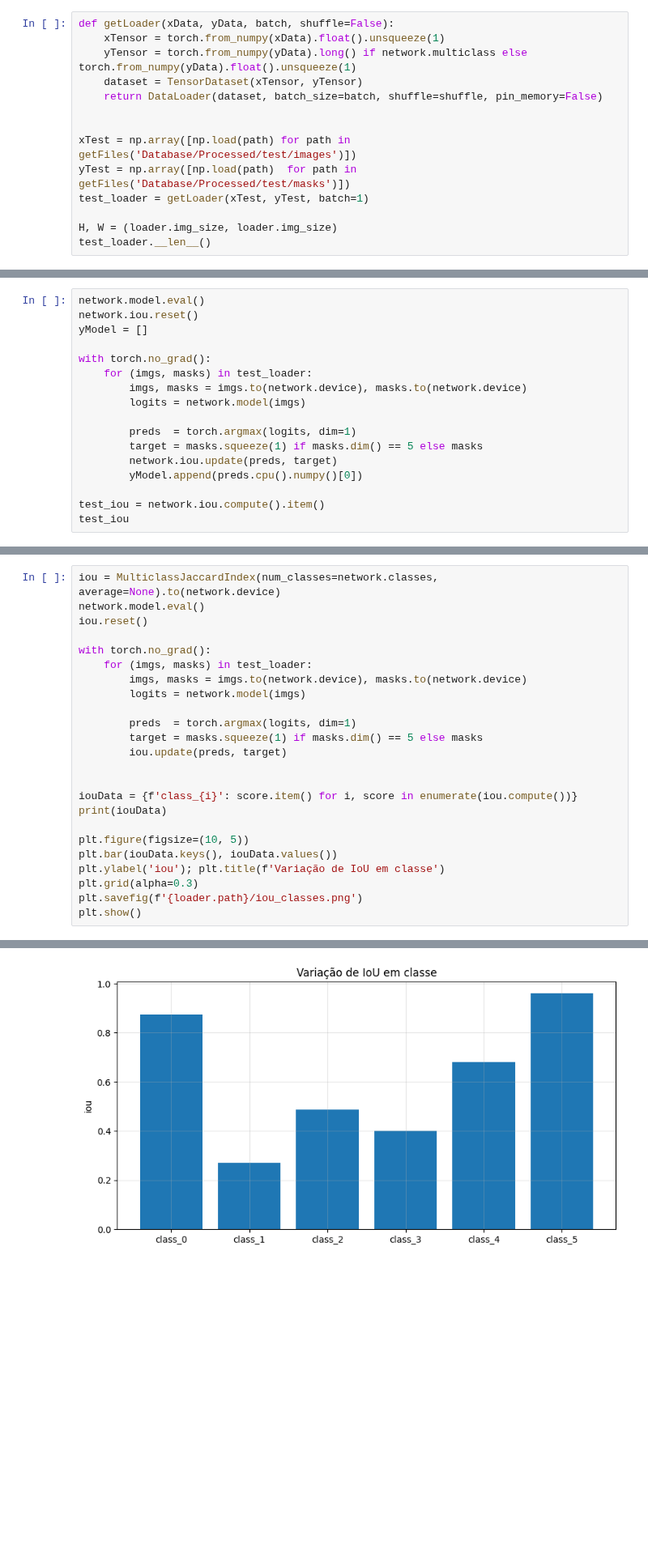
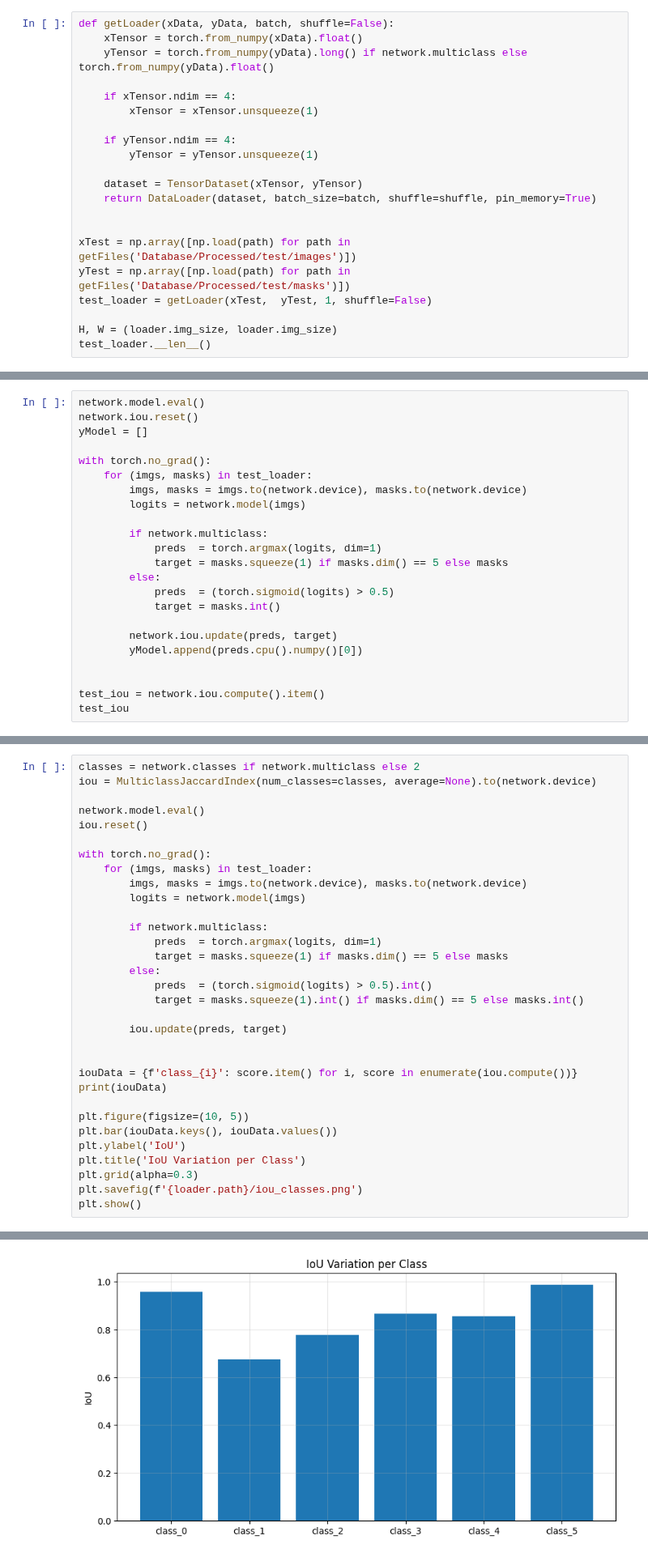
Before and after one commit to KlaussMarchi/SeismicMulticlass, a Jupyter notebook: Task/logs/3 - PostProcessing_out.ipynb, the cells around one changed output, grey strips where cells are left out. Shown at 81% size. Saved outputs shown, nothing was run; the diff lists cells and outputs as text; blank space fills up the shorter version.

Commit message:
bug do test iou

```diff
--- a/Task/logs/3 - PostProcessing_out.ipynb
+++ b/Task/logs/3 - PostProcessing_out.ipynb
@@ -236,15 +246,22 @@ from torchmetrics.classification import MulticlassJaccardIndex
 from torchmetrics.classification import BinaryJaccardIndex
 # %%
 def getLoader(xData, yData, batch, shuffle=False):
-    xTensor = torch.from_numpy(xData).float().unsqueeze(1)
-    yTensor = torch.from_numpy(yData).long() if network.multiclass else torch.from_numpy(yData).float().unsqueeze(1)
+    xTensor = torch.from_numpy(xData).float()
+    yTensor = torch.from_numpy(yData).long() if network.multiclass else torch.from_numpy(yData).float()
+
+    if xTensor.ndim == 4:
+        xTensor = xTensor.unsqueeze(1)
+
+    if yTensor.ndim == 4:
+        yTensor = yTensor.unsqueeze(1)
+
     dataset = TensorDataset(xTensor, yTensor)
-    return DataLoader(dataset, batch_size=batch, shuffle=shuffle, pin_memory=False)
+    return DataLoader(dataset, batch_size=batch, shuffle=shuffle, pin_memory=True)
 
 
 xTest = np.array([np.load(path) for path in getFiles('Database/Processed/test/images')])
-yTest = np.array([np.load(path)  for path in getFiles('Database/Processed/test/masks')])
-test_loader = getLoader(xTest, yTest, batch=1)
+yTest = np.array([np.load(path) for path in getFiles('Database/Processed/test/masks')])
+test_loader = getLoader(xTest,  yTest, 1, shuffle=False)
 
 H, W = (loader.img_size, loader.img_size)
 test_loader.__len__()
@@ -260,11 +277,17 @@ with torch.no_grad():
         imgs, masks = imgs.to(network.device), masks.to(network.device)
         logits = network.model(imgs)
 
-        preds  = torch.argmax(logits, dim=1)
-        target = masks.squeeze(1) if masks.dim() == 5 else masks
+        if network.multiclass:
+            preds  = torch.argmax(logits, dim=1)
+            target = masks.squeeze(1) if masks.dim() == 5 else masks
+        else:
+            preds  = (torch.sigmoid(logits) > 0.5)
+            target = masks.int()
+
         network.iou.update(preds, target)
         yModel.append(preds.cpu().numpy()[0])
 
+
 test_iou = network.iou.compute().item()
 test_iou
 # %% [output]
@@ -272,5 +295,7 @@ test_iou
 # %%
-iou = MulticlassJaccardIndex(num_classes=network.classes, average=None).to(network.device)
+classes = network.classes if network.multiclass else 2
+iou = MulticlassJaccardIndex(num_classes=classes, average=None).to(network.device)
+
 network.model.eval()
 iou.reset()
 
@@ -279,8 +304,13 @@ with torch.no_grad():
         imgs, masks = imgs.to(network.device), masks.to(network.device)
         logits = network.model(imgs)
 
-        preds  = torch.argmax(logits, dim=1)
-        target = masks.squeeze(1) if masks.dim() == 5 else masks
+        if network.multiclass:
+            preds  = torch.argmax(logits, dim=1)
+            target = masks.squeeze(1) if masks.dim() == 5 else masks
+        else:
+            preds  = (torch.sigmoid(logits) > 0.5).int()
+            target = masks.squeeze(1).int() if masks.dim() == 5 else masks.int()
+
         iou.update(preds, target)
 
 
@@ -289,7 +319,8 @@ print(iouData)
 
 plt.figure(figsize=(10, 5))
 plt.bar(iouData.keys(), iouData.values())
-plt.ylabel('iou'); plt.title(f'Variação de IoU em classe')
+plt.ylabel('IoU')
+plt.title('IoU Variation per Class')
 plt.grid(alpha=0.3)
 plt.savefig(f'{loader.path}/iou_classes.png')
 plt.show()
@@ -298 +329 @@ plt.show()
-[figure, old version]
+[figure, new version]
```
Also changed, not shown: parts of 11 cells of this notebook, 5 other files.
